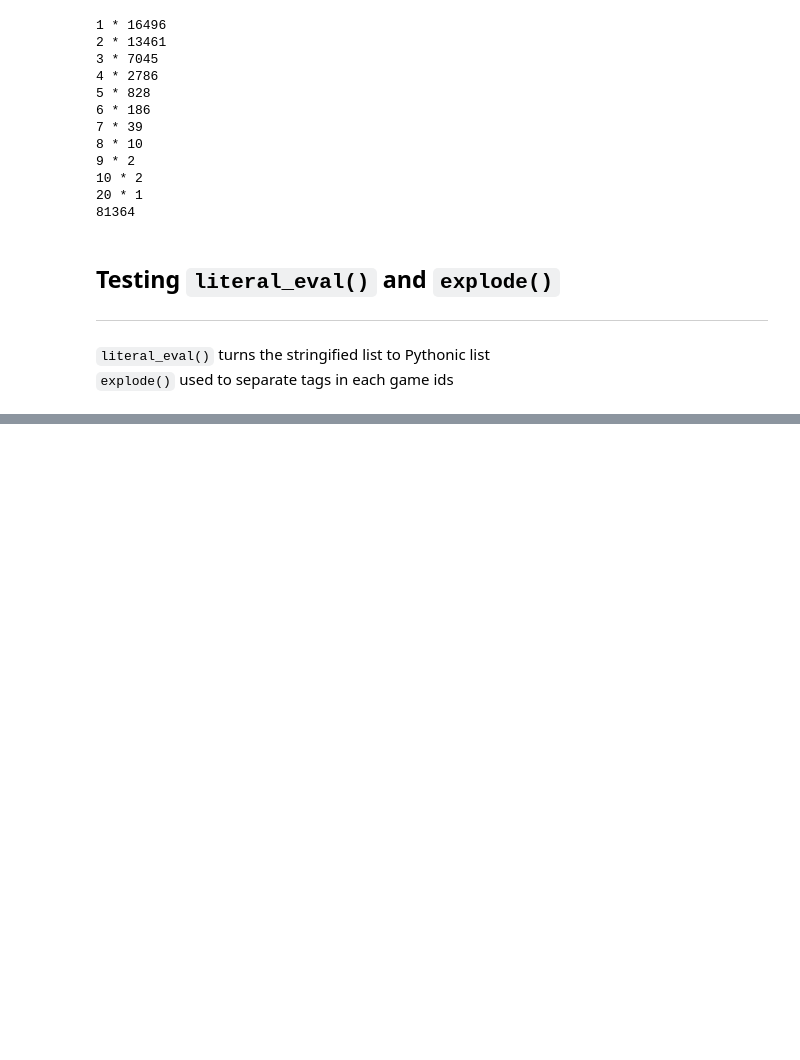
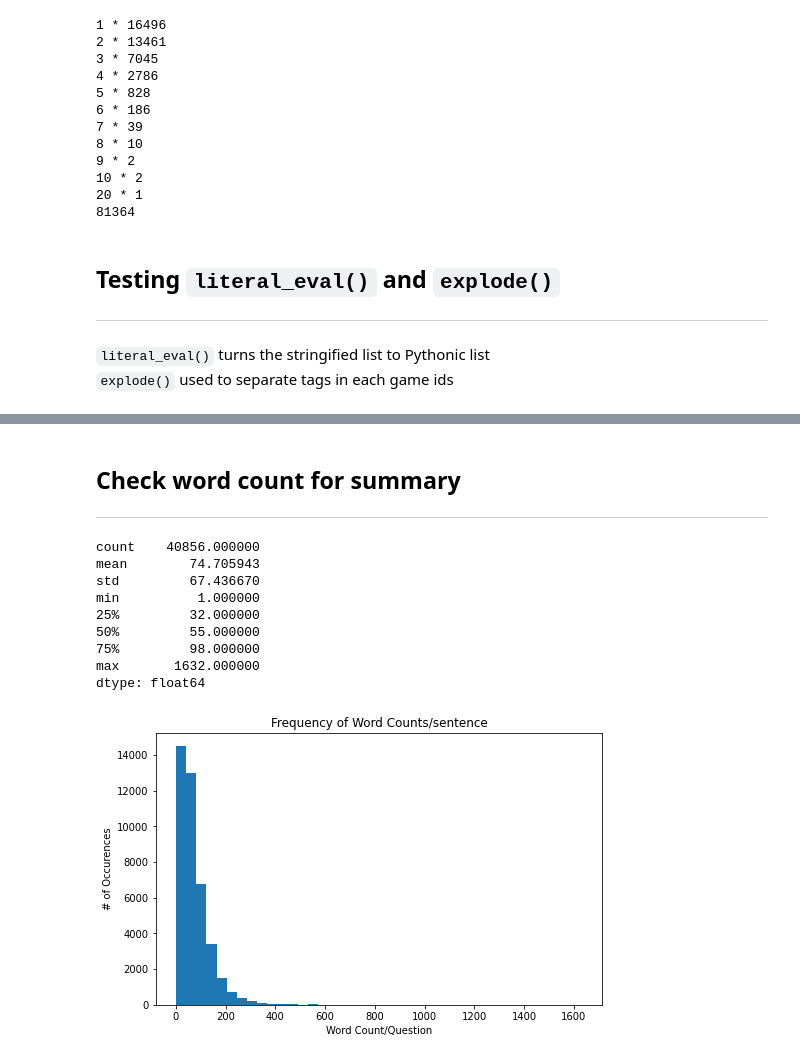
Before and after one commit to melzarjanchico-up/sp_multilabel_vggtc, a Jupyter notebook: exploratory_data_analysis/eda.ipynb, the cells around one changed output, grey strips where cells are left out. Cells and saved outputs as stored; diff of their text form; code cells hidden in the pictures; blank space fills up the shorter version.

```diff
--- a/exploratory_data_analysis/eda.ipynb
+++ b/exploratory_data_analysis/eda.ipynb
@@ -139,0 +165,29 @@ Name: genre_list, dtype: int64
+# %% [markdown]
+## Check word count for summary
+---
+# %%
+import matplotlib.pyplot as plt
+
+summary_series = fullinfo_df['summary']
+word_count = [len(sentence.split()) for sentence in summary_series]
+
+display(pd.Series(word_count).describe())
+
+# Plot the distribution
+plt.figure(figsize=[8,5])
+plt.hist(word_count, bins = 40)
+plt.xlabel('Word Count/Question')
+plt.ylabel('# of Occurences')
+plt.title("Frequency of Word Counts/sentence")
+plt.show()
+# %% [output]
+count    40856.000000
+mean        74.705943
+std         67.436670
+min          1.000000
+25%         32.000000
+50%         55.000000
+75%         98.000000
+max       1632.000000
+dtype: float64
+[figure, added]
```
Also changed, not shown: parts of 10 cells of this notebook.
